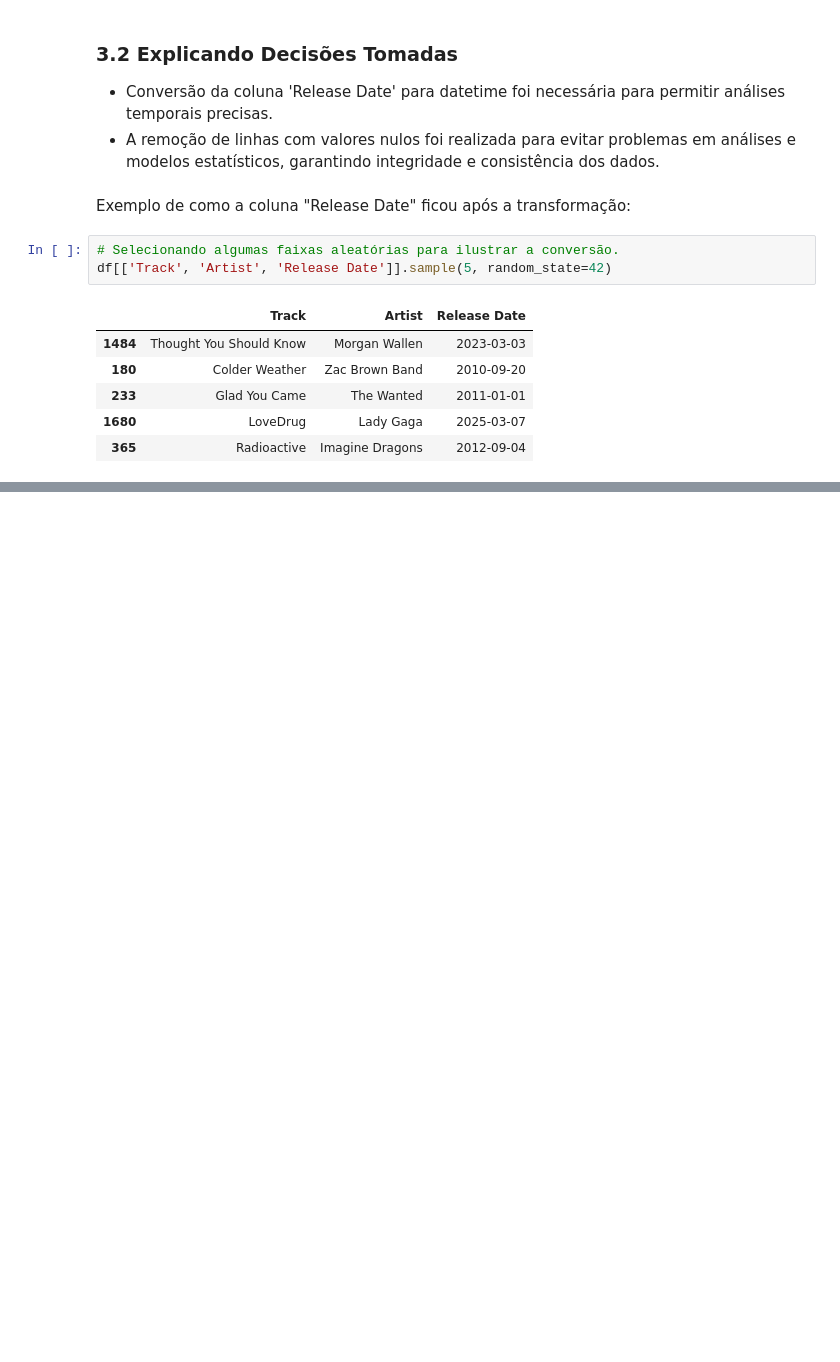
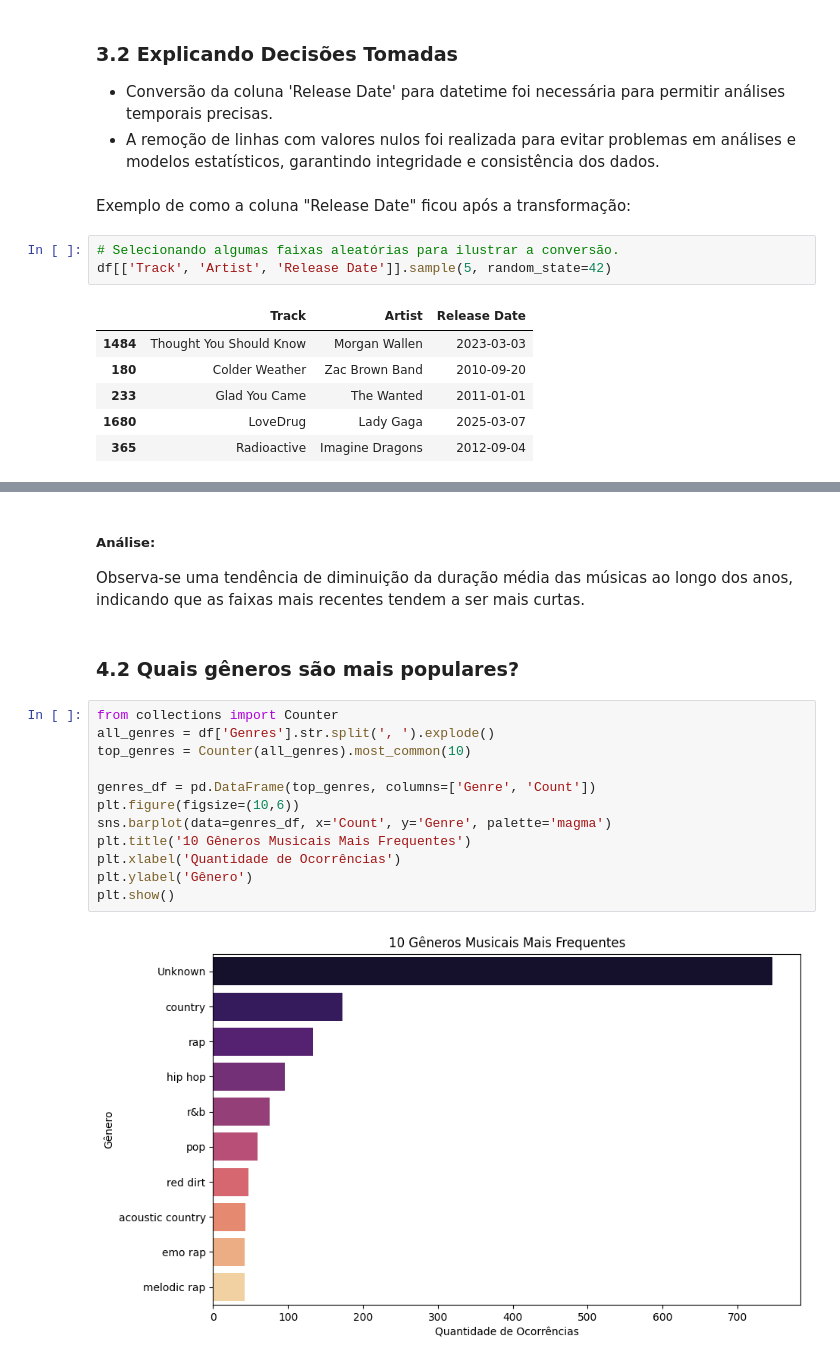
Before and after one commit to laberttt/Music-Data-Analytics, a Jupyter notebook: presentation.ipynb, the cells around one changed output, grey strips where cells are left out. Cells and saved outputs as stored; diff of their text form; blank space fills up the shorter version.

```diff
--- a/presentation.ipynb
+++ b/presentation.ipynb
@@ -213,0 +228,20 @@ df[['Track', 'Artist', 'Release Date']].sample(5, random_state=42)
+# %% [markdown]
+<h5>Análise:</h5>
+
+Observa-se uma tendência de diminuição da duração média das músicas ao longo dos anos, indicando que as faixas mais recentes tendem a ser mais curtas.
+# %% [markdown]
+<h3>4.2 Quais gêneros são mais populares?</h3>
+# %%
+from collections import Counter
+all_genres = df['Genres'].str.split(', ').explode()
+top_genres = Counter(all_genres).most_common(10)
+
+genres_df = pd.DataFrame(top_genres, columns=['Genre', 'Count'])
+plt.figure(figsize=(10,6))
+sns.barplot(data=genres_df, x='Count', y='Genre', palette='magma')
+plt.title('10 Gêneros Musicais Mais Frequentes')
+plt.xlabel('Quantidade de Ocorrências')
+plt.ylabel('Gênero')
+plt.show()
+# %% [output]
+[figure, added]
```
Also changed, not shown: parts of 12 cells of this notebook.
